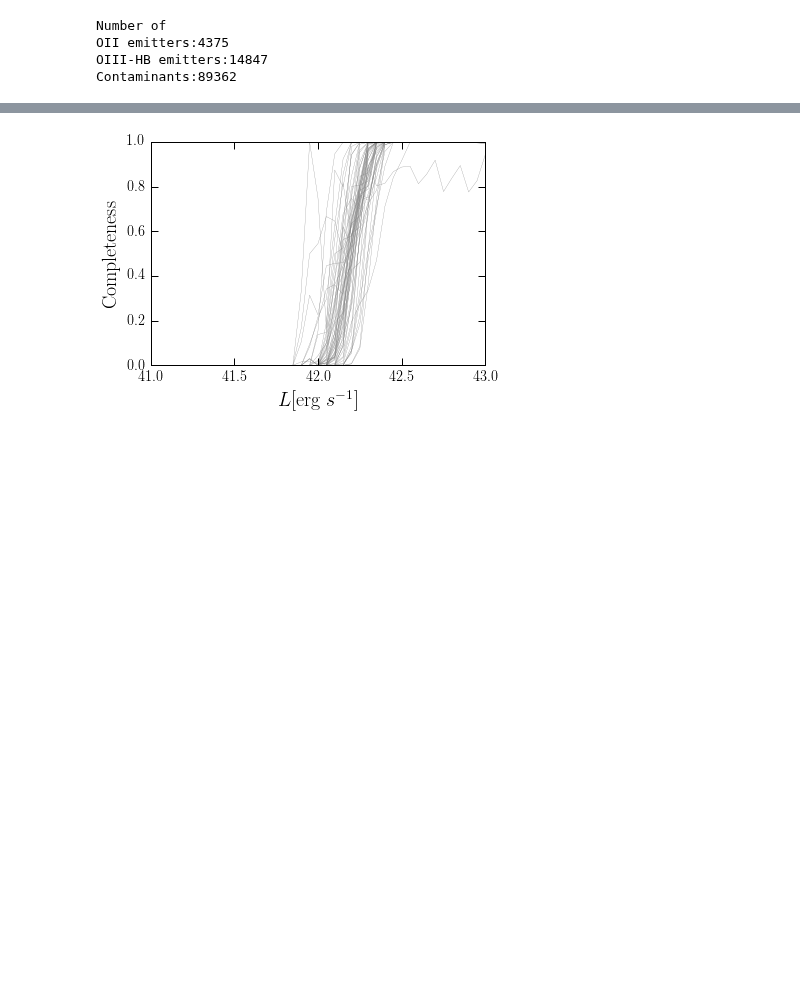
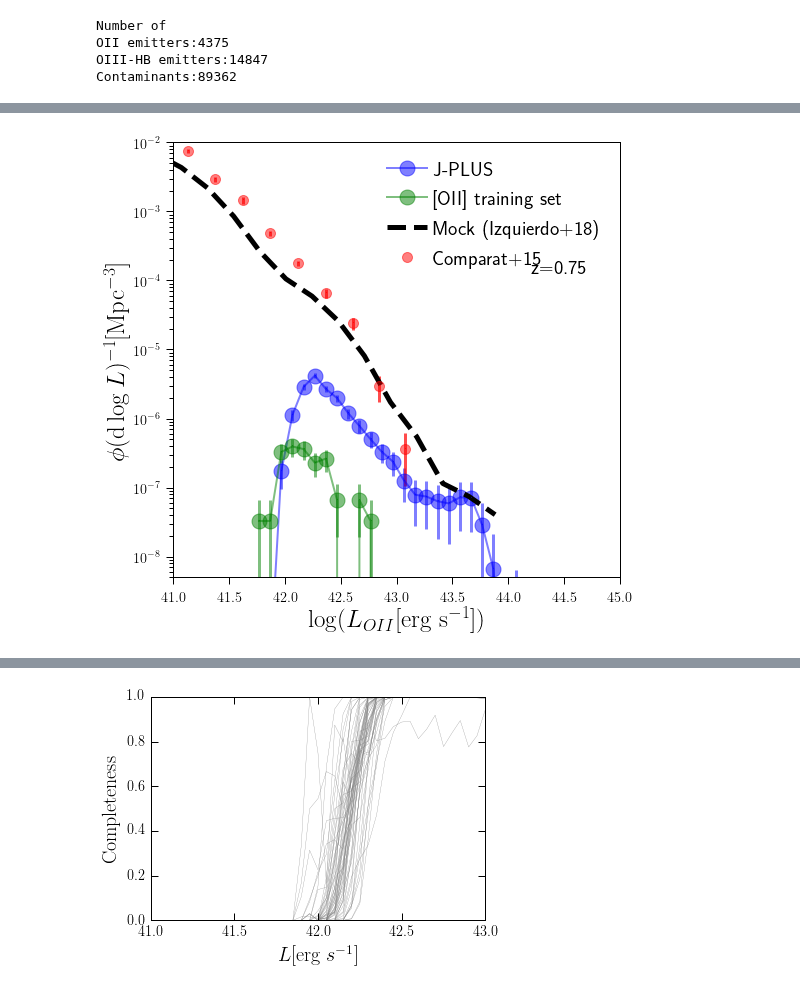
Before and after one commit to aaorsi/ELG_analysis, a Jupyter notebook: py/LFandclustering.ipynb, the cells around one changed output, grey strips where cells are left out. Drawn from its saved outputs; the diff is of its cells as text; code cells hidden in the pictures; blank space fills up the shorter version.

```diff
--- a/py/LFandclustering.ipynb
+++ b/py/LFandclustering.ipynb
@@ -87,0 +97,18 @@ gal_oii = jplus.tools.select_object(dcat,id_oii)
+# %%
+# Open training set to plot its LF
+import MockJPLUS as mtools
+
+suff = 'SDSS'
+tfile = 'training_full.data'
+tcat = pickle.load(open(tfile))
+
+dm, fline, fcont = mtools.gen_3fm(tcat['J0660'][:,0],
+                    tcat['r'+suff][:,0], tcat['g'+suff][:,0],
+                    Broad_NoLineName='g'+suff)
+
+sel_oii = (tcat['class'] == 'OII')
+#print sel_oii
+
+foii_c = fline[sel_oii]
+print foii_c
+print tcat.keys()
@@ -87,0 +131,67 @@ gal_oii = jplus.tools.select_object(dcat,id_oii)
+# %%
+f_oii = gal_oii['F_j0660']
+
+loii = f_oii * 4*np.pi*ld**2
+loii_c = foii_c * 4*np.pi*ld**2
+
+
+min_oii = np.min(np.log10(loii))
+max_oii = np.max(np.log10(loii))
+lbin = 0.1
+nbins = int(np.floor((max_oii-min_oii)/lbin+1))
+print min_oii,max_oii
+binarr = np.arange(nbins)*lbin + min_oii
+
+phi, lbb = np.histogram(np.log10(loii),bins=nbins,range=[min_oii-lbin/2.,max_oii+lbin/2.], weights=gal_oii['w'])
+phi_c, lbb_c = np.histogram(np.log10(loii_c),bins=nbins,range=[min_oii-lbin/2.,max_oii+lbin/2.])
+
+
+depth = Planck15.comoving_distance(0.79) - Planck15.comoving_distance(0.74)
+area_tile = (1.4*60)**2 #deg^2
+ntiles = len(np.unique(dcat['tile_id']))
+print 'ntiles %d'%ntiles
+mask_factor = 0.8 #to be computed properly
+area_survey = area_tile*ntiles*mask_factor*(Planck15.kpc_comoving_per_arcmin(0.77).value/(1e3))**2
+
+full_circle = 4*np.pi*(360.0/(2*np.pi))**2  #~41,000 deg^2
+frac_area = 1.4**2 * ntiles*mask_factor / full_circle
+print 'full_circle [deg^2]',full_circle
+print 'frac_area:',frac_area, 'area_survey [deg^2]:',area_tile*ntiles*mask_factor
+volume = (Planck15.comoving_volume(0.8).value - Planck15.comoving_volume(0.74).value)*frac_area
+volume_old = area_survey * depth.value
+print 'Volume (Mpc^3):',volume, volume_old
+
+errs =np.sqrt(phi)/(volume * lbin)
+errs_c =np.sqrt(phi_c)/(volume * lbin)
+
+print errs
+
+plt.figure('LFOII',figsize=(8,8))
+ax = plt.subplot(111)
+
+ax.semilogy(binarr, phi/volume/lbin,'bo-',linewidth=2,markersize=15,label='J-PLUS',alpha=0.5)
+ax.errorbar(binarr, phi/volume/lbin, yerr = errs, fmt='b,',alpha=0.5,elinewidth=3)
+
+ax.semilogy(binarr, phi_c/volume/lbin,'go-',linewidth=2,markersize=15,label='[OII] training set',alpha=0.5)
+ax.errorbar(binarr, phi_c/volume/lbin, yerr = errs_c, fmt='g,',alpha=0.5,elinewidth=3)
+
+
+ax.set_ylabel(r'$\phi ({\rm d}\log L)^{-1}[{\rm Mpc^{-3}}]$',fontsize=25)
+ax.set_xlabel(r'$\log(L_{OII} [{\rm erg~s^{-1}}])$',fontsize=25)
+
+
+fmockdata = '../data/z_0.7875'
+fcomparatdata = '../data/z_0.7875_data'
+
+mockphi = np.loadtxt(fmockdata)
+dataphi = np.loadtxt(fcomparatdata)
+
+ax.semilogy(mockphi[:,0],mockphi[:,1],'k--',linewidth=5,label='Mock (Izquierdo+18)')
+ax.semilogy(dataphi[:,0],dataphi[:,1],'ro',markersize=10,label='Comparat+15',alpha=0.5)
+ax.errorbar(dataphi[:,0],dataphi[:,1],yerr=[dataphi[:,5],dataphi[:,4]], fmt='r,',alpha=0.7,
+            elinewidth=3)
+ax.set_xlim([41,45])
+ax.set_ylim([5e-9,1e-2])
+ax.text(0.8,0.7,'z=0.75',transform=ax.transAxes,fontsize=20)
+ax.legend(loc='upper right',fontsize=20)
+# %% [output]
@@ -87,0 +211 @@ gal_oii = jplus.tools.select_object(dcat,id_oii)
+[figure, added]
```
Also changed, not shown: parts of 8 cells of this notebook, 1 other file.
